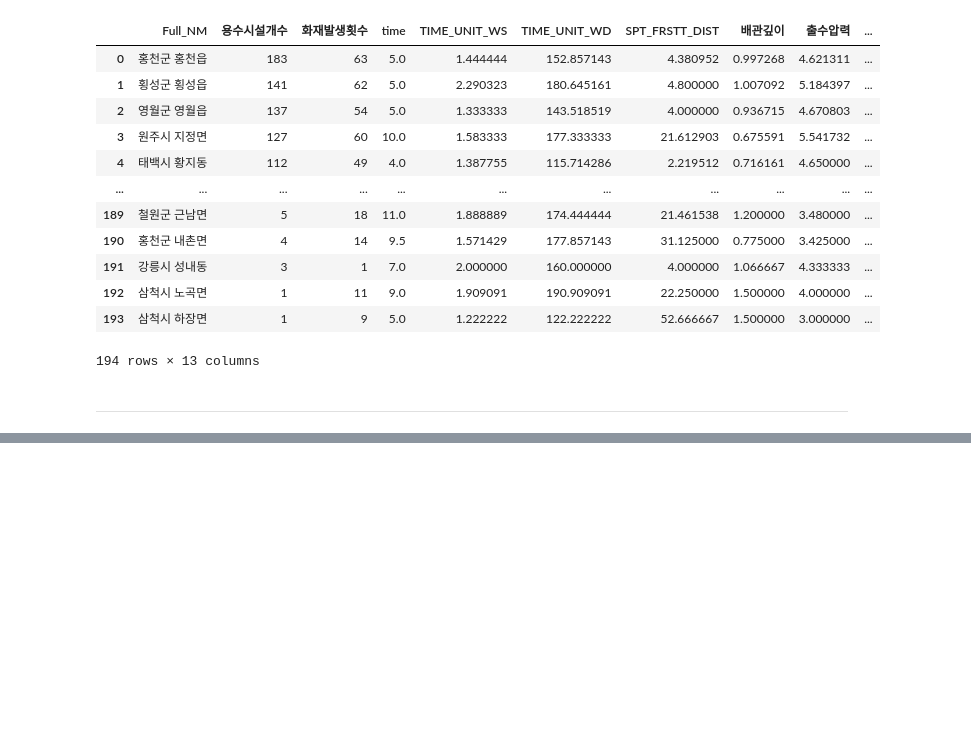
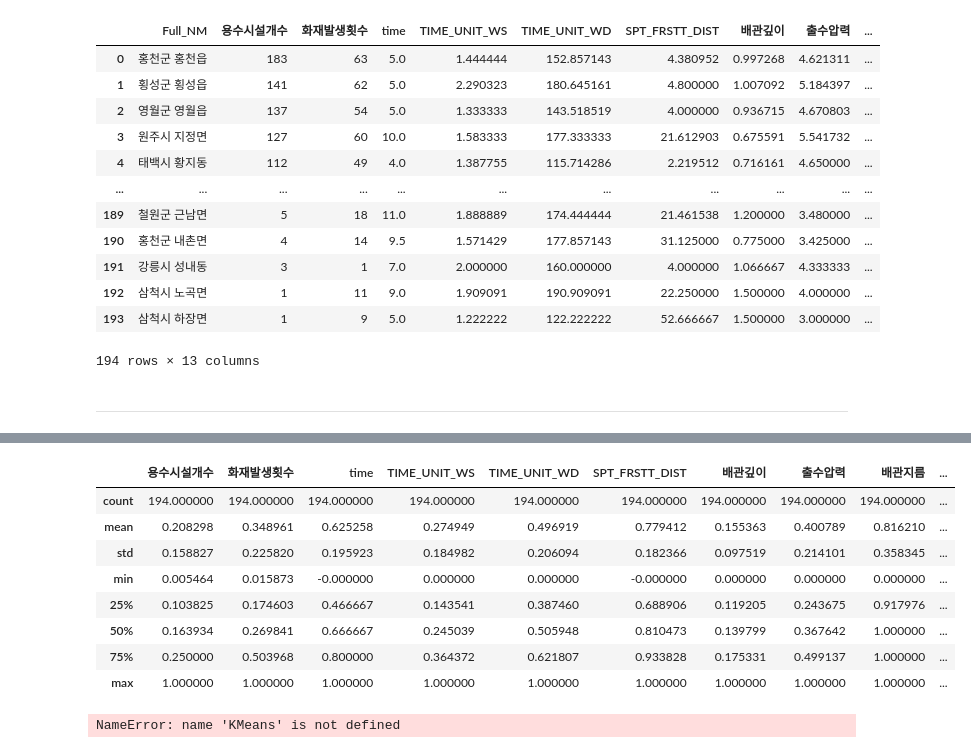
Before and after one commit to Myungbin/Senior, a Jupyter notebook: 비지니스인텔리전스/Project_비지니스인텔리전스/데이터전처리 - SGGEMD.ipynb, the cells around one changed output, grey strips where cells are left out. Drawn from its saved outputs; the diff is of its cells as text; code cells hidden in the pictures; blank space fills up the shorter version.

```diff
--- a/비지니스인텔리전스/Project_비지니스인텔리전스/데이터전처리 - SGGEMD.ipynb
+++ b/비지니스인텔리전스/Project_비지니스인텔리전스/데이터전처리 - SGGEMD.ipynb
@@ -565,0 +723,12 @@ dat
+# %%
+df.describe()
+# %% [output]
+|  | 용수시설개수 | 화재발생횟수 | time | TIME_UNIT_WS | TIME_UNIT_WD | SPT_FRSTT_DIST | 배관깊이 | 출수압력 | 배관지름 | ... |
+| count | 194.000000 | 194.000000 | 194.000000 | 194.000000 | 194.000000 | 194.000000 | 194.000000 | 194.000000 | 194.000000 | ... |
+| mean | 0.208298 | 0.348961 | 0.625258 | 0.274949 | 0.496919 | 0.779412 | 0.155363 | 0.400789 | 0.816210 | ... |
+| std | 0.158827 | 0.225820 | 0.195923 | 0.184982 | 0.206094 | 0.182366 | 0.097519 | 0.214101 | 0.358345 | ... |
+| min | 0.005464 | 0.015873 | -0.000000 | 0.000000 | 0.000000 | -0.000000 | 0.000000 | 0.000000 | 0.000000 | ... |
+| 25% | 0.103825 | 0.174603 | 0.466667 | 0.143541 | 0.387460 | 0.688906 | 0.119205 | 0.243675 | 0.917976 | ... |
+| 50% | 0.163934 | 0.269841 | 0.666667 | 0.245039 | 0.505948 | 0.810473 | 0.139799 | 0.367642 | 1.000000 | ... |
+| 75% | 0.250000 | 0.503968 | 0.800000 | 0.364372 | 0.621807 | 0.933828 | 0.175331 | 0.499137 | 1.000000 | ... |
+| max | 1.000000 | 1.000000 | 1.000000 | 1.000000 | 1.000000 | 1.000000 | 1.000000 | 1.000000 | 1.000000 | ... |
@@ -565,0 +737,21 @@ dat
+# %%
+import matplotlib.pyplot as plt
+from sklearn.cluster import KMeans
+
+distortions = []
+for i in range(1, 11):
+    km = KMeans(
+        n_clusters=i, init='random',
+        n_init=10, max_iter=300,
+        tol=1e-04, random_state=0
+    )
+    km.fit(df)
+    distortions.append(km.inertia_) # 군집 내 분산, 적을수록 좋음
+
+# plot - 급격하게 줄어드는 부분
+plt.plot(range(1, 11), distortions, marker='o')
+plt.xlabel('Number of clusters')
+plt.ylabel('Distortion')
+plt.show()
+# %% [output]
+NameError: name 'KMeans' is not defined
```
Also changed, not shown: parts of 22 cells of this notebook.
